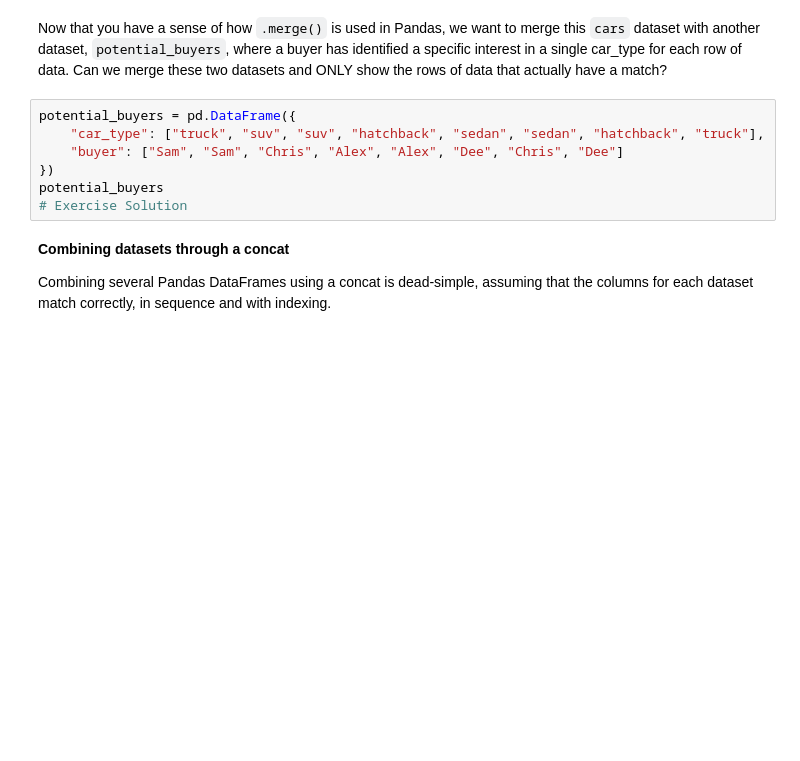
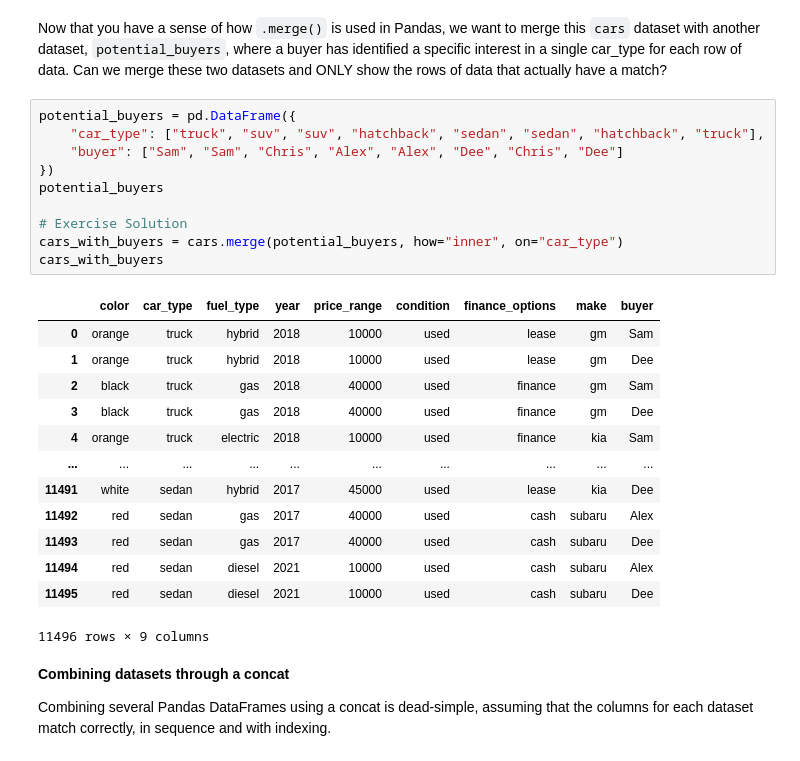
Before and after one commit to bjamba/intro-to-data-engineering-tools, a Jupyter notebook: src/notebooks/sandbox.ipynb, the cells around one changed output. Drawn from its saved outputs; the diff is of its cells as text; blank space fills up the shorter version.

```diff
--- a/src/notebooks/sandbox.ipynb
+++ b/src/notebooks/sandbox.ipynb
@@ -235,10 +401,27 @@ Now that you have a sense of how `.merge()` is used in Pandas, we want to merge
 # %%
 potential_buyers = pd.DataFrame({
     "car_type": ["truck", "suv", "suv", "hatchback", "sedan", "sedan", "hatchback", "truck"],
     "buyer": ["Sam", "Sam", "Chris", "Alex", "Alex", "Dee", "Chris", "Dee"]
 })
 potential_buyers
+
 # Exercise Solution
+cars_with_buyers = cars.merge(potential_buyers, how="inner", on="car_type")
+cars_with_buyers
+# %% [output]
+|  | color | car_type | fuel_type | year | price_range | condition | finance_options | make | buyer |
+| 0 | orange | truck | hybrid | 2018 | 10000 | used | lease | gm | Sam |
+| 1 | orange | truck | hybrid | 2018 | 10000 | used | lease | gm | Dee |
+| 2 | black | truck | gas | 2018 | 40000 | used | finance | gm | Sam |
+| 3 | black | truck | gas | 2018 | 40000 | used | finance | gm | Dee |
+| 4 | orange | truck | electric | 2018 | 10000 | used | finance | kia | Sam |
+| ... | ... | ... | ... | ... | ... | ... | ... | ... | ... |
+| 11491 | white | sedan | hybrid | 2017 | 45000 | used | lease | kia | Dee |
+| 11492 | red | sedan | gas | 2017 | 40000 | used | cash | subaru | Alex |
+| 11493 | red | sedan | gas | 2017 | 40000 | used | cash | subaru | Dee |
+| 11494 | red | sedan | diesel | 2021 | 10000 | used | cash | subaru | Alex |
+| 11495 | red | sedan | diesel | 2021 | 10000 | used | cash | subaru | Dee |
+11496 rows × 9 columns
 # %% [markdown]
 **Combining datasets through a concat**
 
```
Also changed, not shown: parts of 21 cells of this notebook.
